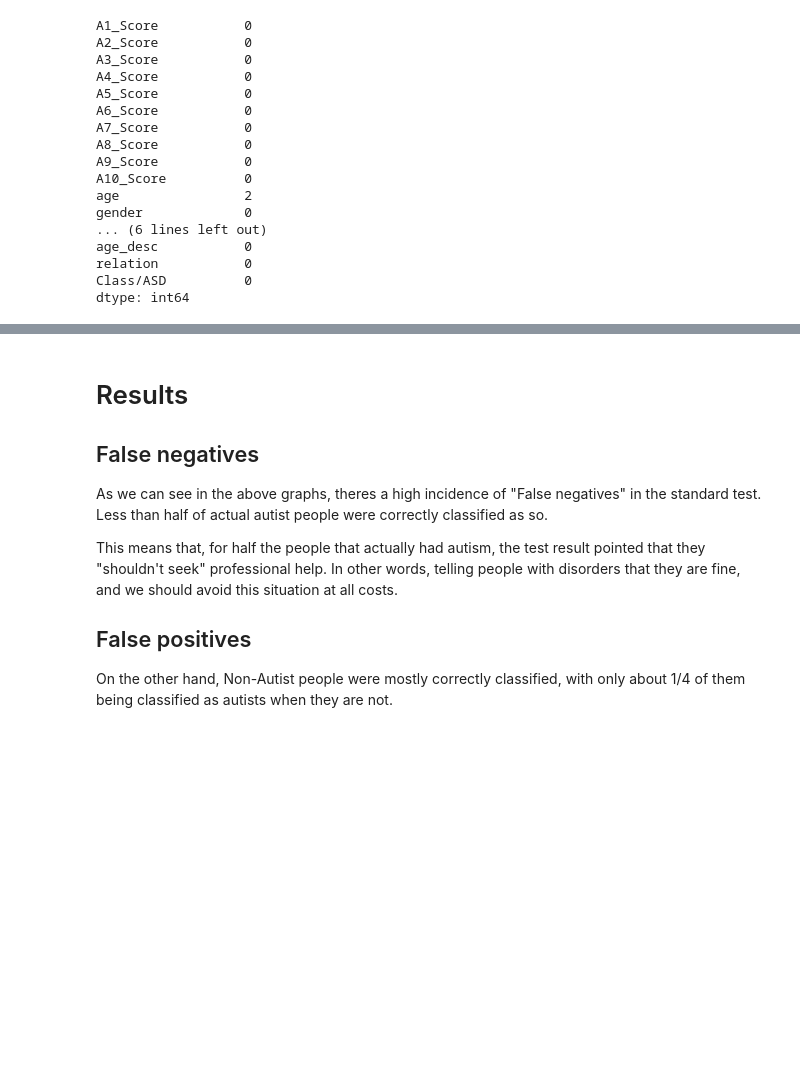
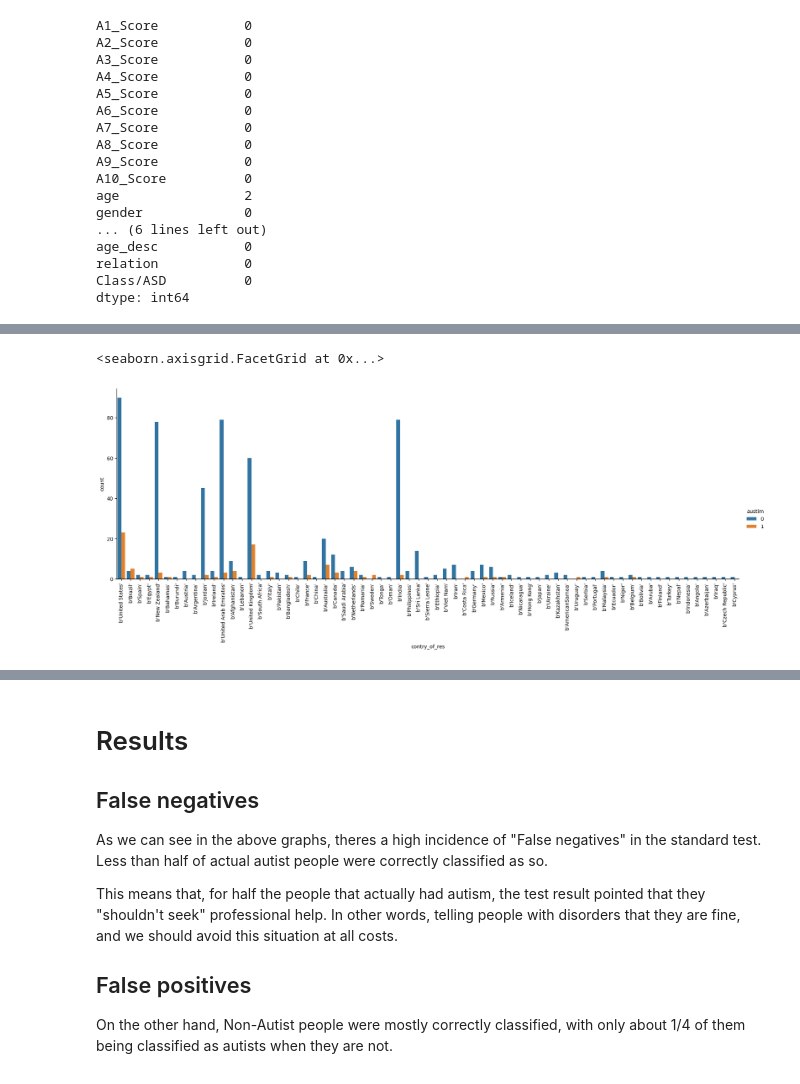
Before and after one commit to alpsilva/Datautism, a Jupyter notebook: analise_exploratoria.ipynb, the cells around one changed output, grey strips where cells are left out. Cells and saved outputs as stored; diff of their text form; code cells hidden in the pictures; blank space fills up the shorter version.

```diff
--- a/analise_exploratoria.ipynb
+++ b/analise_exploratoria.ipynb
@@ -147,0 +152,6 @@ Name: Class/ASD, dtype: int64
+# %%
+fig = seaborn.catplot(x="contry_of_res", kind="count", hue="austim" ,data=df, height=6, aspect=3)
+fig.set_xticklabels(rotation=90)
+# %% [output]
+<seaborn.axisgrid.FacetGrid at 0x...>
+[figure, added]
```
Also changed, not shown: parts of 7 cells of this notebook.
